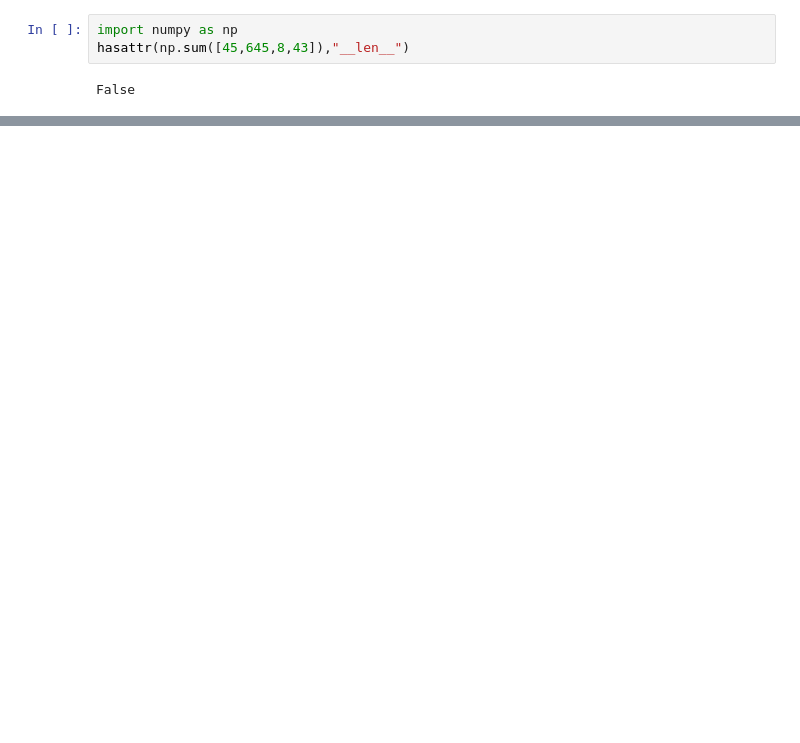
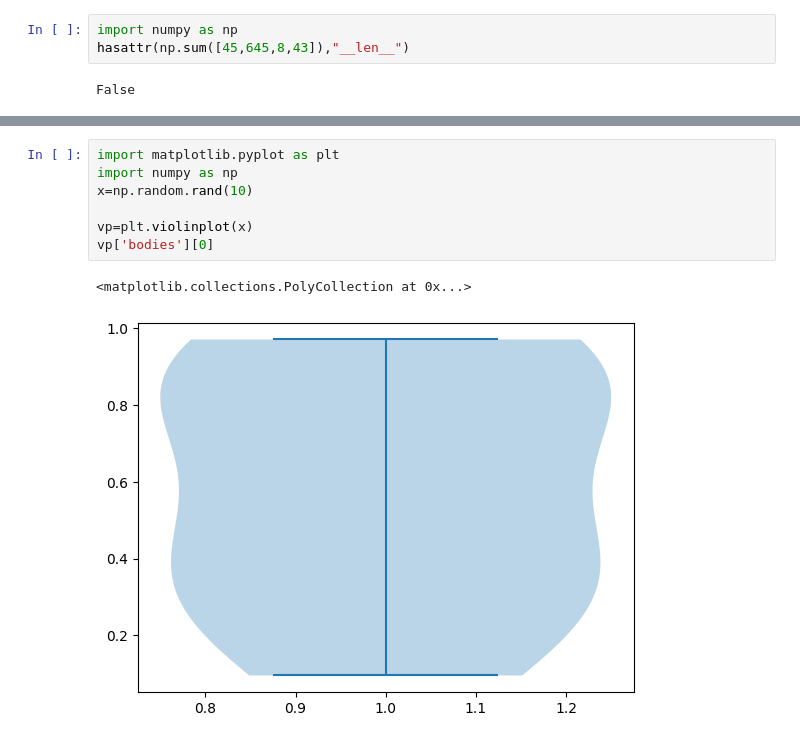
Before and after one commit to RorytheWriter/DROW_MMG, a Jupyter notebook: TestBoard.ipynb, the cells around one changed output, grey strips where cells are left out. Drawn from its saved outputs; the diff is of its cells as text; blank space fills up the shorter version.

```diff
--- a/TestBoard.ipynb
+++ b/TestBoard.ipynb
@@ -937,0 +1670,10 @@ False
+# %%
+import matplotlib.pyplot as plt
+import numpy as np
+x=np.random.rand(10)
+
+vp=plt.violinplot(x)
+vp['bodies'][0]
+# %% [output]
+<matplotlib.collections.PolyCollection at 0x...>
+[figure, added]
```
Also changed, not shown: parts of 58 cells of this notebook, 11 other files.
